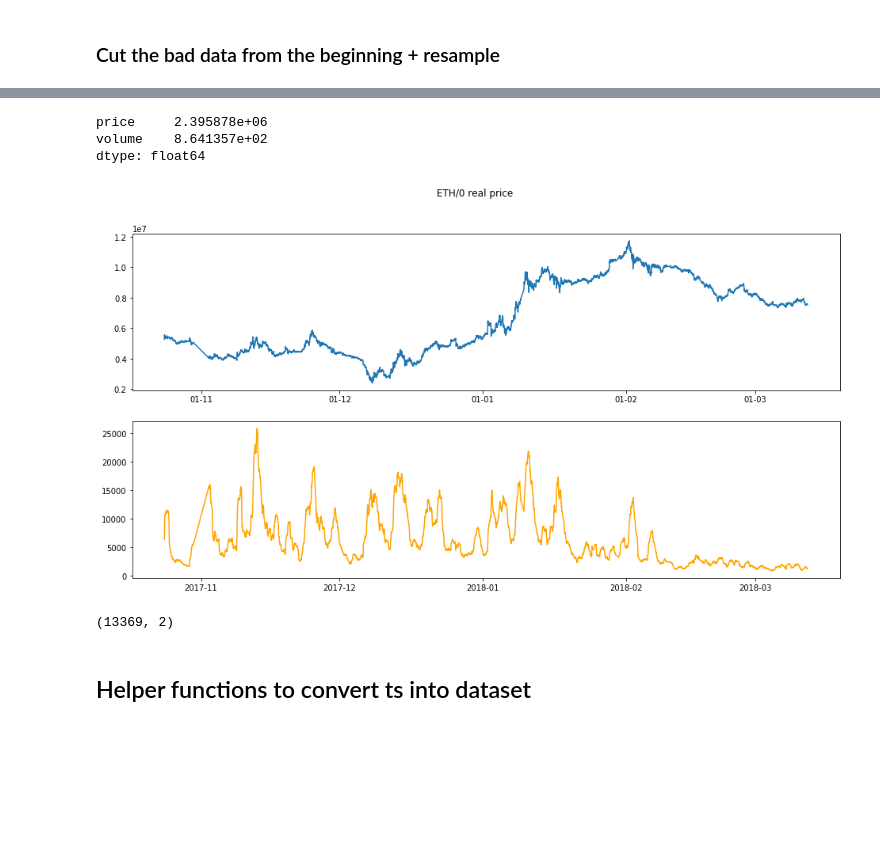
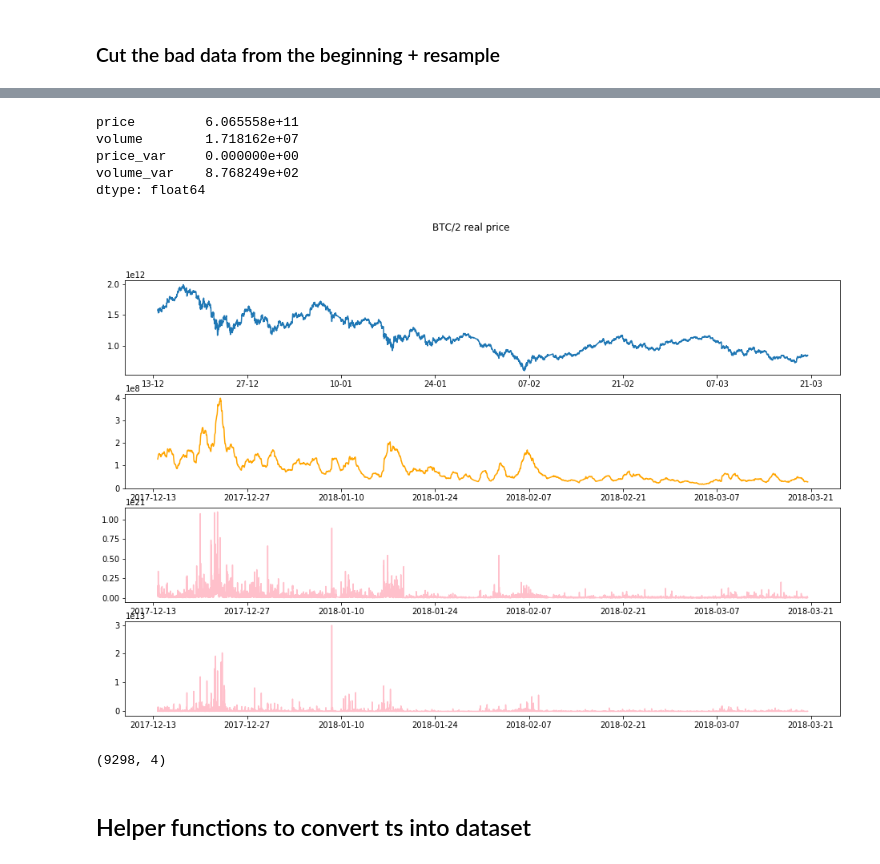
Before and after one commit to IntelligentTrading/science, a Jupyter notebook: 03_ML_Keras_LSTM_Class.ipynb, the cells around one changed output, grey strips where cells are left out. Cells and saved outputs as stored; diff of their text form; code cells hidden in the pictures; blank space fills up the shorter version.

```diff
--- a/03_ML_Keras_LSTM_Class.ipynb
+++ b/03_ML_Keras_LSTM_Class.ipynb
@@ -47,10 +47,12 @@ from ittutils import ittconnection, get_resampled, get_raw_price, get_raw_volume
 ### Get price and volume timeseries from Staging DB
 # %%
 db_connection = ittconnection('prodcopy')
+print(db_connection)
 
-transaction_coin = 'ETH'
-counter_coin = 0
-resample_period = 60
+transaction_coin = 'BTC'  # ETH
+counter_coin = 2   #0 - btc
+
+#resample_period = 60
 
 raw_price_ts = get_raw_price(db_connection, transaction_coin, counter_coin)
 raw_volume_ts = get_raw_volume(db_connection, transaction_coin, counter_coin)
@@ -73,4 +78,8 @@ price_ts = raw_price_ts  # remove gaps
 price_ts[pd.isnull(price_ts["price"])] = None
 
 # resample (for smoothing) and normalize (for learning)
-price_ts = price_ts.resample(rule='15min').mean()
+res_period = '15min'
+data_ts = price_ts.resample(rule=res_period).mean()
+data_ts['price_var'] = price_ts['price'].resample(rule=res_period).var()
+data_ts['volume_var'] = price_ts['volume'].resample(rule=res_period).var()
+data_ts.tail(10)
@@ -82,0 +99,4 @@ price_ts.head(cutoff).plot()
+# %%
+cutoff=10
+plt.scatter(x=range(cutoff), y=data_ts['price'].head(cutoff))
+plt.scatter(x=range(cutoff), y=data_ts['volume'].head(cutoff))
@@ -83,4 +106,5 @@ price_ts.head(cutoff).plot()
 # %%
 # cut empty ts from the beginning and interpolate the rest
-price_ts = price_ts.tail(len(price_ts)-cutoff)
-price_ts = price_ts.interpolate()
+data_ts = data_ts.tail(len(price_ts)-cutoff)
+data_ts = data_ts.interpolate()
+data_ts.tail(10)
@@ -87,24 +124,28 @@ price_ts = price_ts.interpolate()
 # %%
-price_ts.min(axis=0)
+data_ts.min(axis=0)
 # %% [output]
-price     2.395878e+06
-volume    8.641357e+02
+price         6.065558e+11
+volume        1.718162e+07
+price_var     0.000000e+00
+volume_var    8.768249e+02
 dtype: float64
 # %%
 # visually inspect the price and volume
-fig, [ax1,ax2] = plt.subplots(nrows=2, ncols=1, figsize=(16,8))
+fig, [ax1,ax2,ax3,ax4] = plt.subplots(nrows=4, ncols=1, figsize=(16,10))
 fig.suptitle("%s/%d real price" % (transaction_coin, counter_coin))
 ax1.xaxis.set_major_formatter(DateFormatter("%d-%m"))
-ax1.plot(price_ts['price'])
-ax2.plot(price_ts['volume'], color='orange')
+ax1.plot(data_ts['price'])
+ax2.plot(data_ts['volume'], color='orange')
+ax3.plot(data_ts['price_var'], color='pink')
+ax4.plot(data_ts['volume_var'], color='pink')
 plt.show()
 # %% [output]
-[figure, old version]
+[figure, new version]
 # %%
 #print(resampl_ts.shape)
-print(price_ts.shape)
+print(data_ts.shape)
 # %% [output]
-(13369, 2)
+(9298, 4)
 # %% [markdown]
 ## Helper functions to convert ts into dataset
 # %%
```
Also changed, not shown: parts of 36 cells of this notebook.
